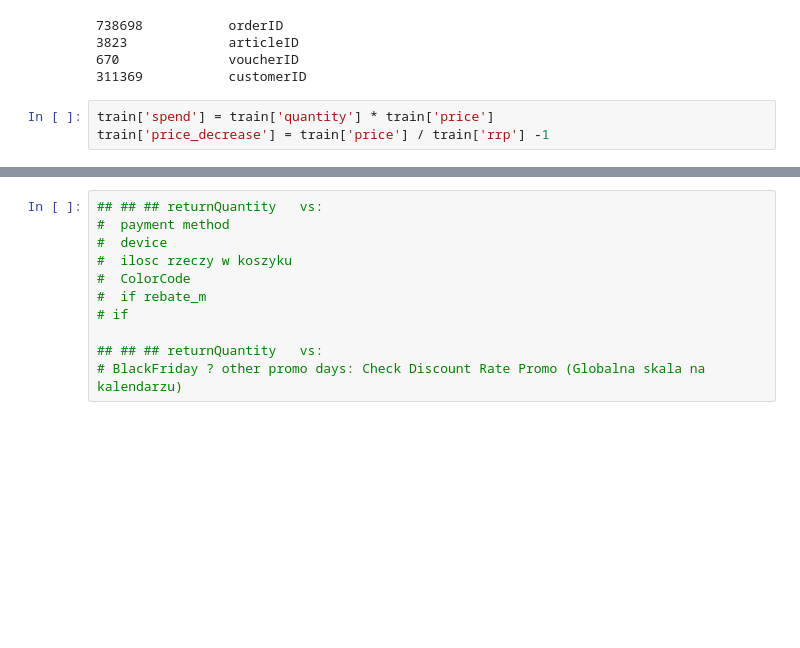
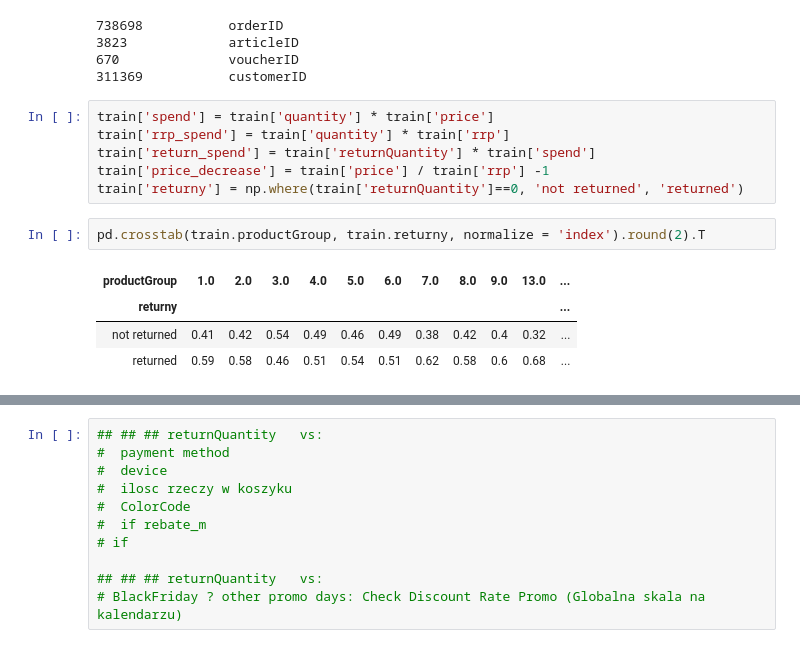
Before and after one commit to MichalWlodkowski/Data_Cup_2016, a Jupyter notebook: DataCup_returns.ipynb, the cells around one changed output, grey strips where cells are left out. Saved outputs shown, nothing was run; the diff lists cells and outputs as text; blank space fills up the shorter version.

```diff
--- a/DataCup_returns.ipynb
+++ b/DataCup_returns.ipynb
@@ -59,4 +58,14 @@ for each in imp_col:
 311369           customerID
 # %%
 train['spend'] = train['quantity'] * train['price']
+train['rrp_spend'] = train['quantity'] * train['rrp']
+train['return_spend'] = train['returnQuantity'] * train['spend']
 train['price_decrease'] = train['price'] / train['rrp'] -1
+train['returny'] = np.where(train['returnQuantity']==0, 'not returned', 'returned')
+# %%
+pd.crosstab(train.productGroup, train.returny, normalize = 'index').round(2).T
+# %% [output]
+| productGroup | 1.0 | 2.0 | 3.0 | 4.0 | 5.0 | 6.0 | 7.0 | 8.0 | 9.0 | 13.0 | ... |
+| returny |  |  |  |  |  |  |  |  |  |  | ... |
+| not returned | 0.41 | 0.42 | 0.54 | 0.49 | 0.46 | 0.49 | 0.38 | 0.42 | 0.4 | 0.32 | ... |
+| returned | 0.59 | 0.58 | 0.46 | 0.51 | 0.54 | 0.51 | 0.62 | 0.58 | 0.6 | 0.68 | ... |
```
Also changed, not shown: parts of 13 cells of this notebook.
